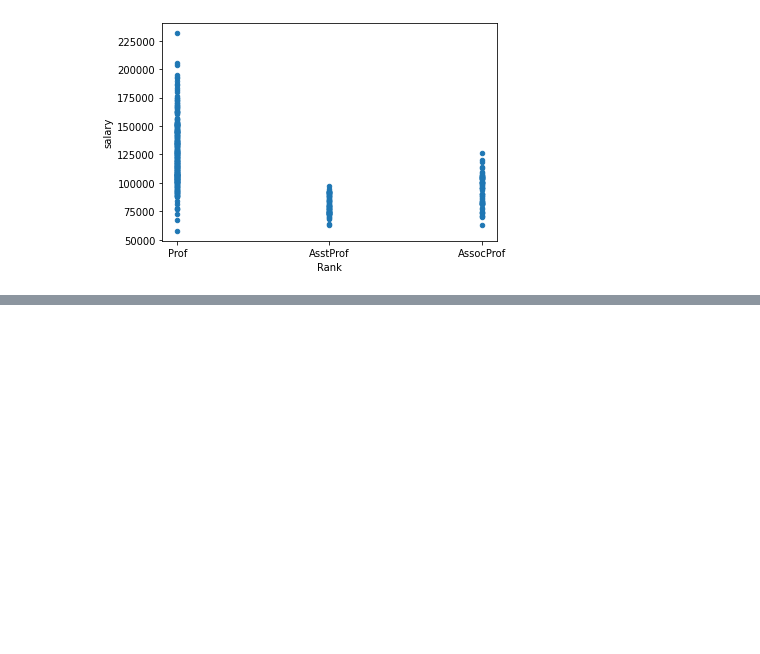
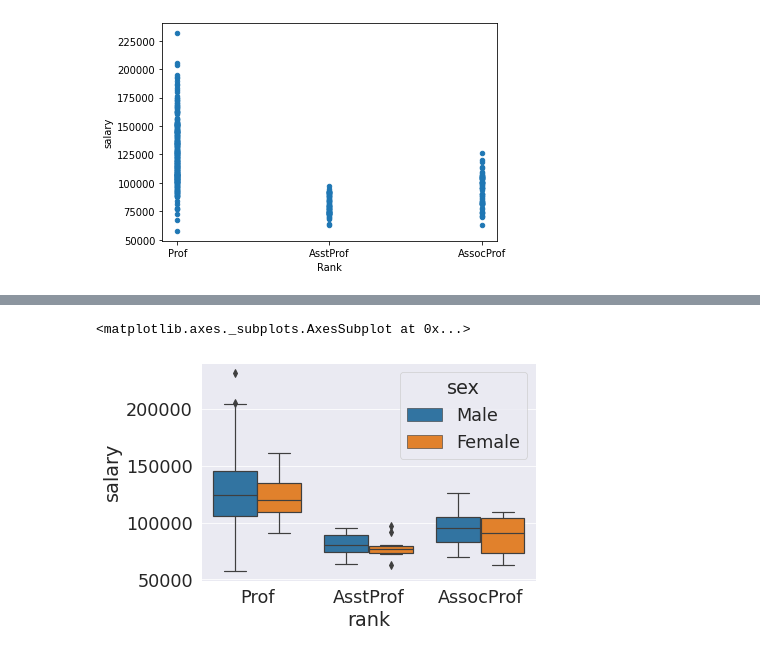
Before and after one commit to hristinalapanova/data_analytics_2, a Jupyter notebook: HWDataAnalytics.ipynb, the cells around one changed output, grey strips where cells are left out. Saved outputs shown, nothing was run; the diff lists cells and outputs as text; code cells hidden in the pictures; blank space fills up the shorter version.

```diff
--- a/HWDataAnalytics.ipynb
+++ b/HWDataAnalytics.ipynb
@@ -497,0 +519,10 @@ df.plot(x='Rank',y='salary',kind='scatter')
+# %%
+sns.boxplot(x='rank',y='salary', data=df, hue='sex')
+#plt.legend(loc=0)
+#Male prof r in the pay range of 110k-145k with two outliers
+#Female prof r in the pay range of 115-135k
+#Male assistant prof r in the range of 75-90k and female ast prof 75-80k with 3 outliers
+#Male AssocProf lower pay starts at 80k as for their female counterpart it is at 70k and the top range is the same
+# %% [output]
+<matplotlib.axes._subplots.AxesSubplot at 0x...>
+[figure, added]
```
Also changed, not shown: parts of 14 cells of this notebook.
